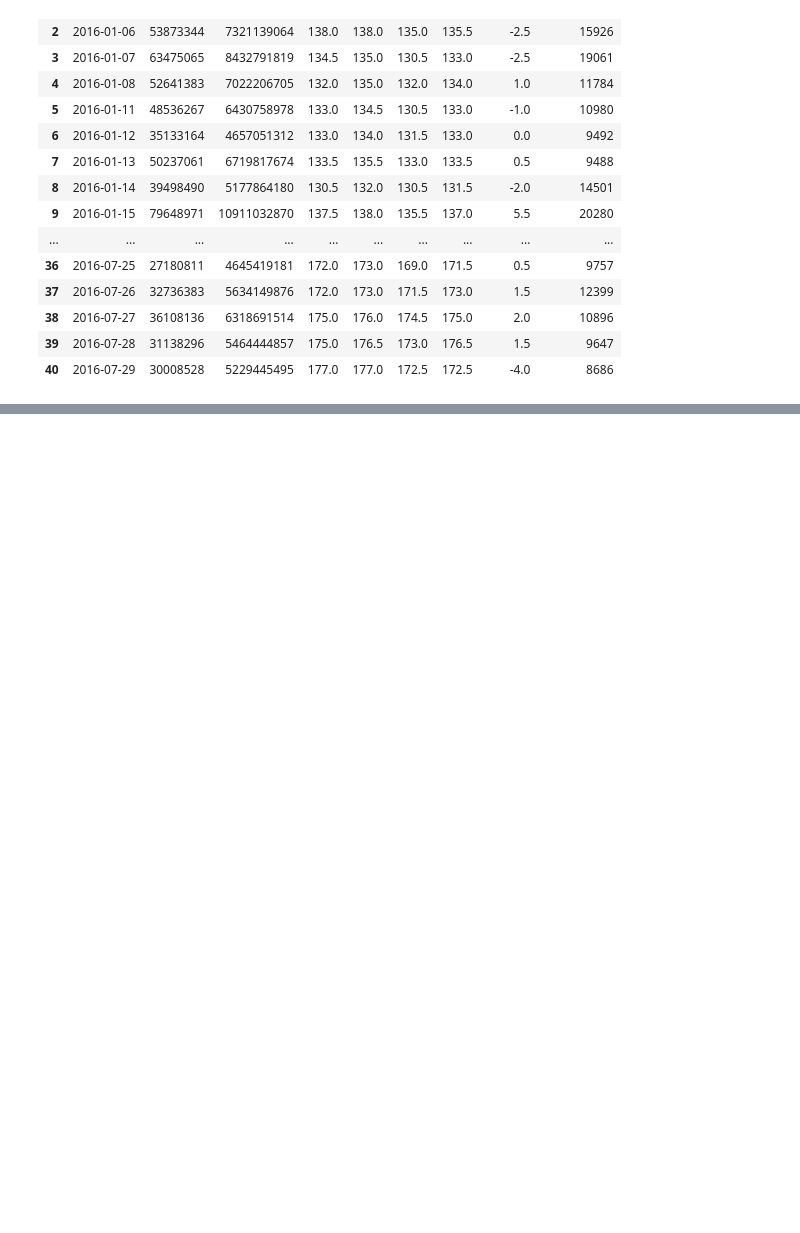
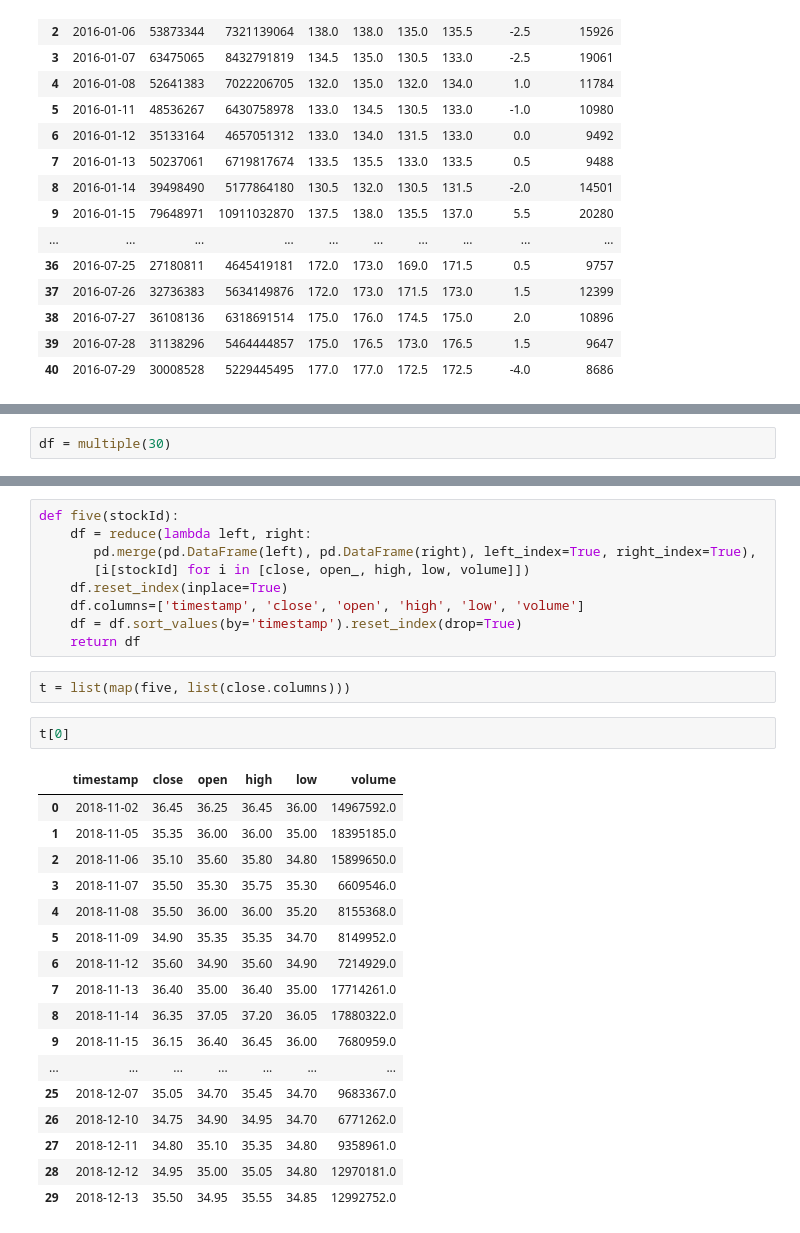
Before and after one commit to gary136/Work_files, a Jupyter notebook: stock.ipynb, the cells around one changed output, grey strips where cells are left out. Saved outputs shown, nothing was run; the diff lists cells and outputs as text; blank space fills up the shorter version.

```diff
--- a/stock.ipynb
+++ b/stock.ipynb
@@ -661,0 +672,2 @@ pd.DataFrame(dd)
+# %%
+df = multiple(30)
@@ -661,0 +757,31 @@ pd.DataFrame(dd)
+# %%
+def five(stockId):
+    df = reduce(lambda left, right:
+       pd.merge(pd.DataFrame(left), pd.DataFrame(right), left_index=True, right_index=True),
+       [i[stockId] for i in [close, open_, high, low, volume]])
+    df.reset_index(inplace=True)
+    df.columns=['timestamp', 'close', 'open', 'high', 'low', 'volume']
+    df = df.sort_values(by='timestamp').reset_index(drop=True)
+    return df
+# %%
+t = list(map(five, list(close.columns)))
+# %%
+t[0]
+# %% [output]
+|  | timestamp | close | open | high | low | volume |
+| 0 | 2018-11-02 | 36.45 | 36.25 | 36.45 | 36.00 | 14967592.0 |
+| 1 | 2018-11-05 | 35.35 | 36.00 | 36.00 | 35.00 | 18395185.0 |
+| 2 | 2018-11-06 | 35.10 | 35.60 | 35.80 | 34.80 | 15899650.0 |
+| 3 | 2018-11-07 | 35.50 | 35.30 | 35.75 | 35.30 | 6609546.0 |
+| 4 | 2018-11-08 | 35.50 | 36.00 | 36.00 | 35.20 | 8155368.0 |
+| 5 | 2018-11-09 | 34.90 | 35.35 | 35.35 | 34.70 | 8149952.0 |
+| 6 | 2018-11-12 | 35.60 | 34.90 | 35.60 | 34.90 | 7214929.0 |
+| 7 | 2018-11-13 | 36.40 | 35.00 | 36.40 | 35.00 | 17714261.0 |
+| 8 | 2018-11-14 | 36.35 | 37.05 | 37.20 | 36.05 | 17880322.0 |
+| 9 | 2018-11-15 | 36.15 | 36.40 | 36.45 | 36.00 | 7680959.0 |
+| ... | ... | ... | ... | ... | ... | ... |
+| 25 | 2018-12-07 | 35.05 | 34.70 | 35.45 | 34.70 | 9683367.0 |
+| 26 | 2018-12-10 | 34.75 | 34.90 | 34.95 | 34.70 | 6771262.0 |
+| 27 | 2018-12-11 | 34.80 | 35.10 | 35.35 | 34.80 | 9358961.0 |
+| 28 | 2018-12-12 | 34.95 | 35.00 | 35.05 | 34.80 | 12970181.0 |
+| 29 | 2018-12-13 | 35.50 | 34.95 | 35.55 | 34.85 | 12992752.0 |
```
Also changed, not shown: parts of 21 cells of this notebook, 5 other files.
